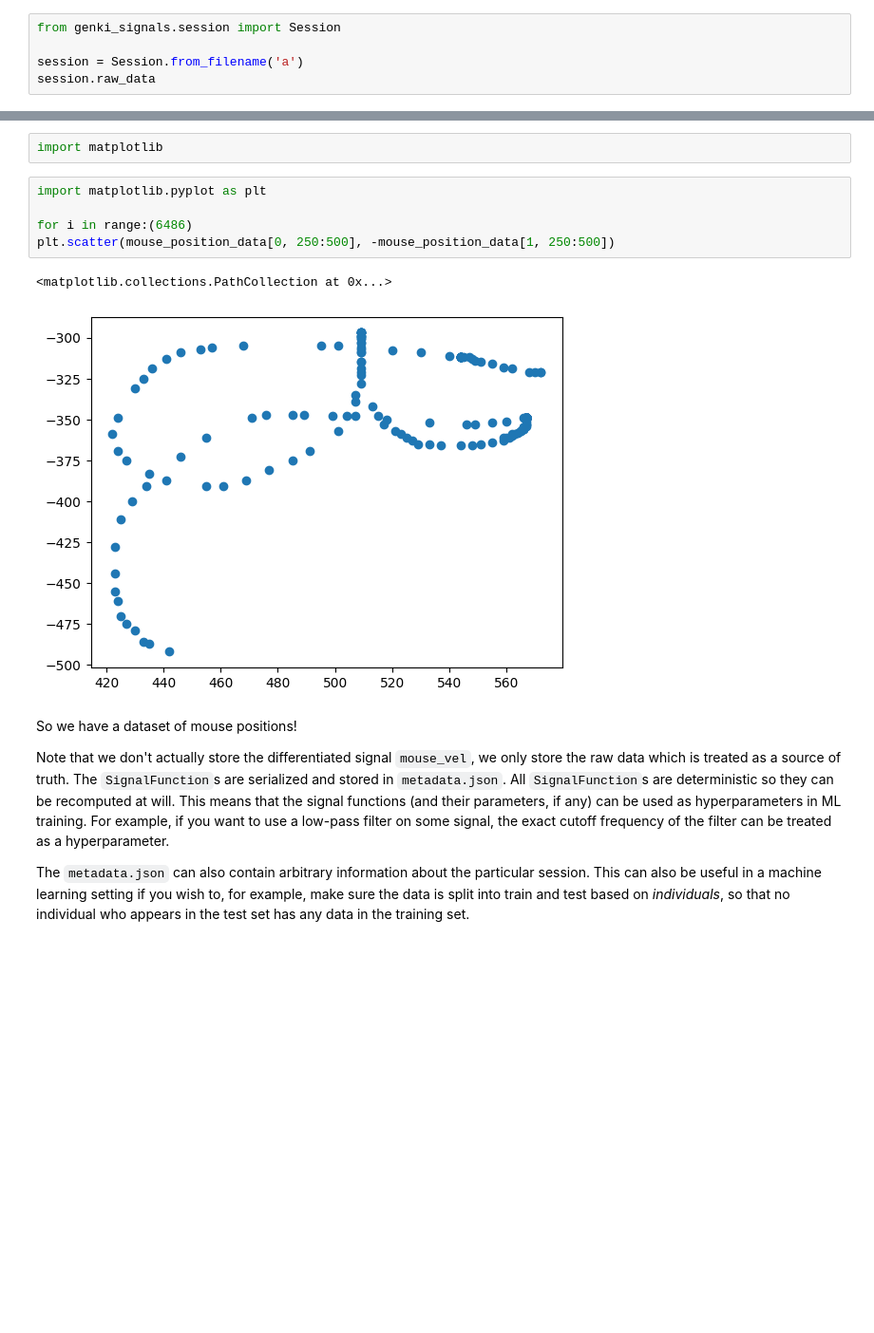
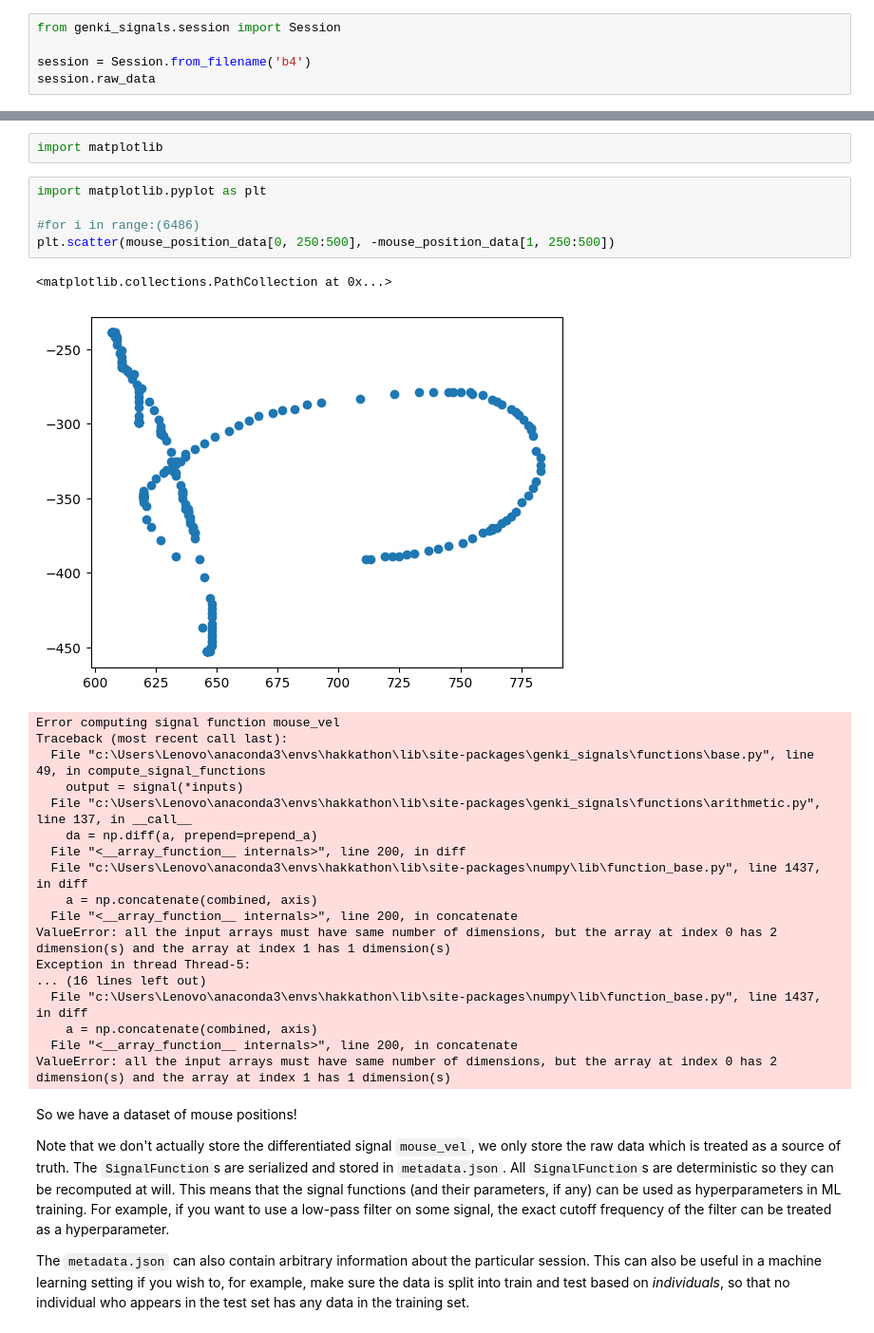
Before and after one commit to gudrunisabella777/Hack-Reykjavik-2023, a Jupyter notebook: examples/01_Introduction.ipynb, the cells around one changed output, grey strips where cells are left out. Shown at 95% size. Cells and saved outputs as stored; diff of their text form; blank space fills up the shorter version.

```diff
--- a/examples/01_Introduction.ipynb
+++ b/examples/01_Introduction.ipynb
@@ -135,6 +135,6 @@ The system created the folder `session_1`, let's see what it contains:
 # %%
 from genki_signals.session import Session
 
-session = Session.from_filename('a')
+session = Session.from_filename('b4')
 session.raw_data
 # %% [output]
@@ -149,11 +149,28 @@ import matplotlib
 # %%
 import matplotlib.pyplot as plt
 
-for i in range:(6486)
+#for i in range:(6486)
 plt.scatter(mouse_position_data[0, 250:500], -mouse_position_data[1, 250:500])
 # %% [output]
 <matplotlib.collections.PathCollection at 0x...>
-[figure, old version]
+[figure, new version]
+Error computing signal function mouse_vel
+Traceback (most recent call last):
+  File "c:\Users\Lenovo\anaconda3\envs\hakkathon\lib\site-packages\genki_signals\functions\base.py", line 49, in compute_signal_functions
+    output = signal(*inputs)
+  File "c:\Users\Lenovo\anaconda3\envs\hakkathon\lib\site-packages\genki_signals\functions\arithmetic.py", line 137, in __call__
+    da = np.diff(a, prepend=prepend_a)
+  File "<__array_function__ internals>", line 200, in diff
+  File "c:\Users\Lenovo\anaconda3\envs\hakkathon\lib\site-packages\numpy\lib\function_base.py", line 1437, in diff
+    a = np.concatenate(combined, axis)
+  File "<__array_function__ internals>", line 200, in concatenate
+ValueError: all the input arrays must have same number of dimensions, but the array at index 0 has 2 dimension(s) and the array at index 1 has 1 dimension(s)
+Exception in thread Thread-5:
+... (16 lines left out)
+  File "c:\Users\Lenovo\anaconda3\envs\hakkathon\lib\site-packages\numpy\lib\function_base.py", line 1437, in diff
+    a = np.concatenate(combined, axis)
+  File "<__array_function__ internals>", line 200, in concatenate
+ValueError: all the input arrays must have same number of dimensions, but the array at index 0 has 2 dimension(s) and the array at index 1 has 1 dimension(s)
 # %% [markdown]
 So we have a dataset of mouse positions!
 
```
Also changed, not shown: parts of 1 cell of this notebook.
